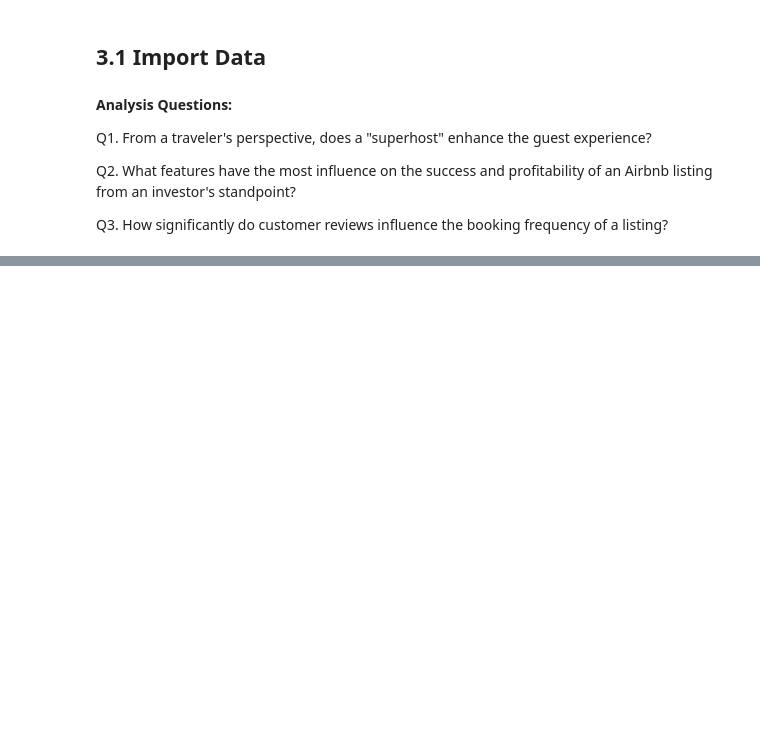
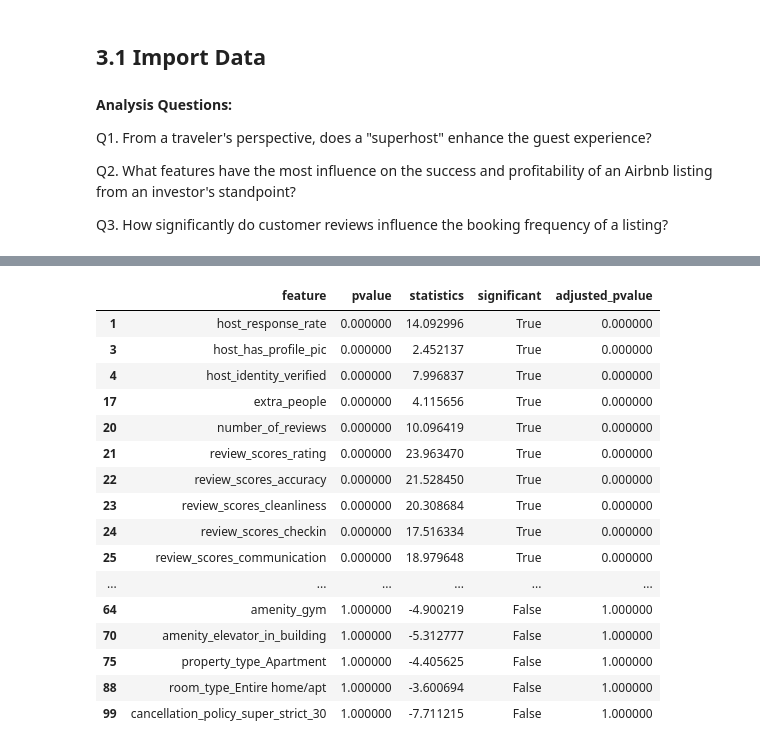
Before and after one commit to tristenwallace/boston_airbnb_CRISP-DM_analysis, a Jupyter notebook: src/models.ipynb, the cells around one changed output, grey strips where cells are left out. Cells and saved outputs as stored; diff of their text form; code cells hidden in the pictures; blank space fills up the shorter version.

Commit message:
feat: Bootstraped test to compare samples

```diff
--- a/src/models.ipynb
+++ b/src/models.ipynb
@@ -35,6 +37,7 @@ cat_cols = df_listings.select_dtypes('category').columns.tolist()
 for col in cat_cols:
     dummies = pd.get_dummies(df_listings[col], prefix=col)
     df_listings = pd.concat([df_listings, dummies], axis=1)
+    df_listings.drop(col, axis=1,inplace=True)
 # %%
 # Merge data
 df_reviews.listing_id = df_reviews.listing_id.astype('str')
@@ -41,0 +60,36 @@ df_full = df_listings.merge(df_reviews, left_on='id', right_on='listing_id')
+# %%
+group = 'host_is_superhost'
+num_cols = df_listings.select_dtypes(exclude=['object']).columns
+test_results = []
+
+for col in num_cols:
+    if col=="host_is_superhost":
+        continue
+    else:
+        test_results.append(func.bootstrap_t_pvalue(df_listings, group, col))
+
+# Display the t-test result
+test_results = pd.DataFrame(test_results,columns=['feature','pvalue','statistics'])
+# %%
+# Label signifigance
+multitest_result = multi.multipletests(test_results.pvalue,method="bonferroni")
+test_results['significant'],test_results['adjusted_pvalue']=multitest_result[0],multitest_result[1]
+test_results.sort_values(['significant','pvalue'],ascending=[False,True]).style.bar(subset='statistics', align='zero', color=['#d65f5f', '#5fba7d'])
+# %% [output]
+|  | feature | pvalue | statistics | significant | adjusted_pvalue |
+| 1 | host_response_rate | 0.000000 | 14.092996 | True | 0.000000 |
+| 3 | host_has_profile_pic | 0.000000 | 2.452137 | True | 0.000000 |
+| 4 | host_identity_verified | 0.000000 | 7.996837 | True | 0.000000 |
+| 17 | extra_people | 0.000000 | 4.115656 | True | 0.000000 |
+| 20 | number_of_reviews | 0.000000 | 10.096419 | True | 0.000000 |
+| 21 | review_scores_rating | 0.000000 | 23.963470 | True | 0.000000 |
+| 22 | review_scores_accuracy | 0.000000 | 21.528450 | True | 0.000000 |
+| 23 | review_scores_cleanliness | 0.000000 | 20.308684 | True | 0.000000 |
+| 24 | review_scores_checkin | 0.000000 | 17.516334 | True | 0.000000 |
+| 25 | review_scores_communication | 0.000000 | 18.979648 | True | 0.000000 |
+| ... | ... | ... | ... | ... | ... |
+| 64 | amenity_gym | 1.000000 | -4.900219 | False | 1.000000 |
+| 70 | amenity_elevator_in_building | 1.000000 | -5.312777 | False | 1.000000 |
+| 75 | property_type_Apartment | 1.000000 | -4.405625 | False | 1.000000 |
+| 88 | room_type_Entire home/apt | 1.000000 | -3.600694 | False | 1.000000 |
+| 99 | cancellation_policy_super_strict_30 | 1.000000 | -7.711215 | False | 1.000000 |
```
Also changed, not shown: parts of 4 cells of this notebook, 1 other file.
